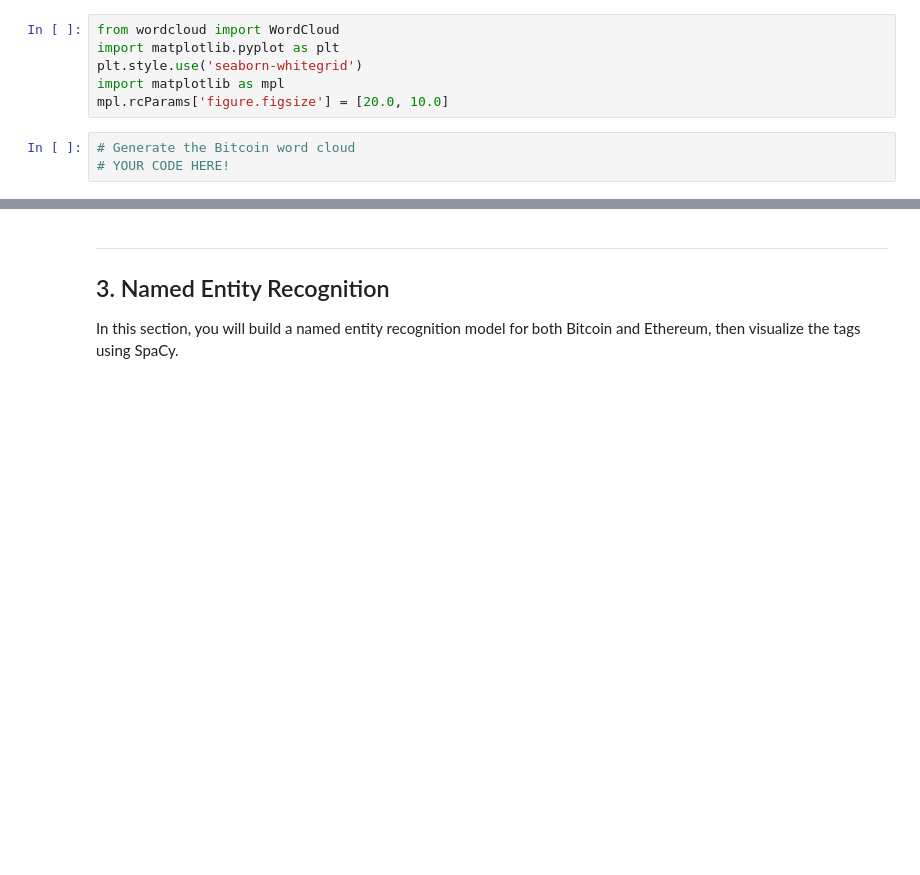
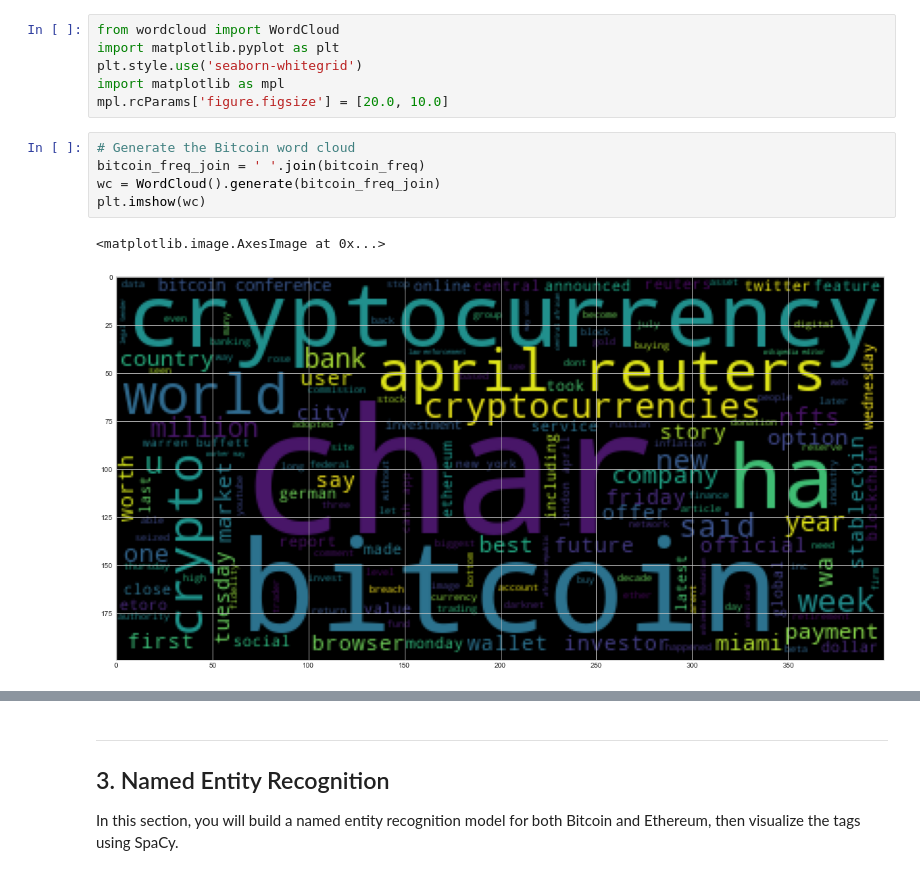
Before and after one commit to kxh3/NLP, a Jupyter notebook: main/crypto_sentiment.ipynb, the cells around one changed output, grey strips where cells are left out. Drawn from its saved outputs; the diff is of its cells as text; blank space fills up the shorter version.

Commit message:
generated wordclouds and built NER nodel for both coins.

```diff
--- a/main/crypto_sentiment.ipynb
+++ b/main/crypto_sentiment.ipynb
@@ -343,6 +339,11 @@ import matplotlib as mpl
 mpl.rcParams['figure.figsize'] = [20.0, 10.0]
 # %%
 # Generate the Bitcoin word cloud
-# YOUR CODE HERE!
+bitcoin_freq_join = ' '.join(bitcoin_freq)
+wc = WordCloud().generate(bitcoin_freq_join)
+plt.imshow(wc)
+# %% [output]
+<matplotlib.image.AxesImage at 0x...>
+[figure, added]
 # %%
 # Generate the Ethereum word cloud
```
Also changed, not shown: parts of 25 cells of this notebook.
